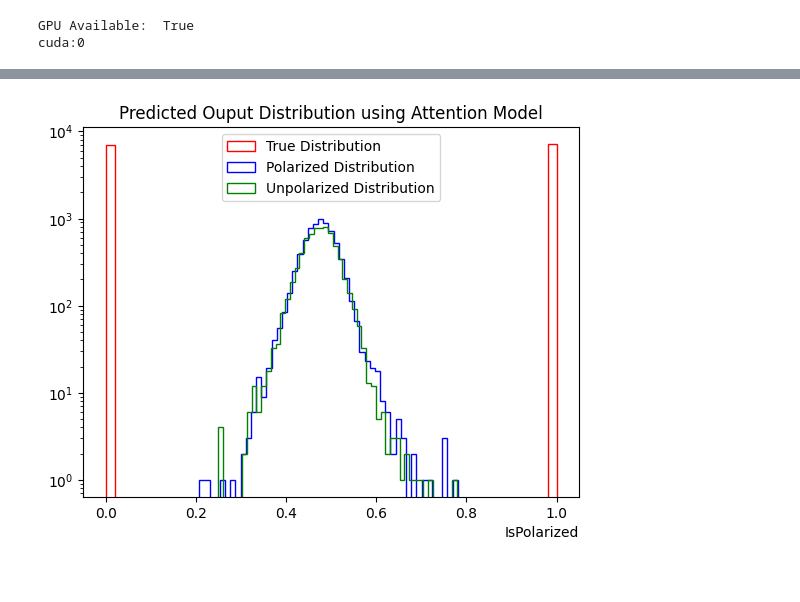
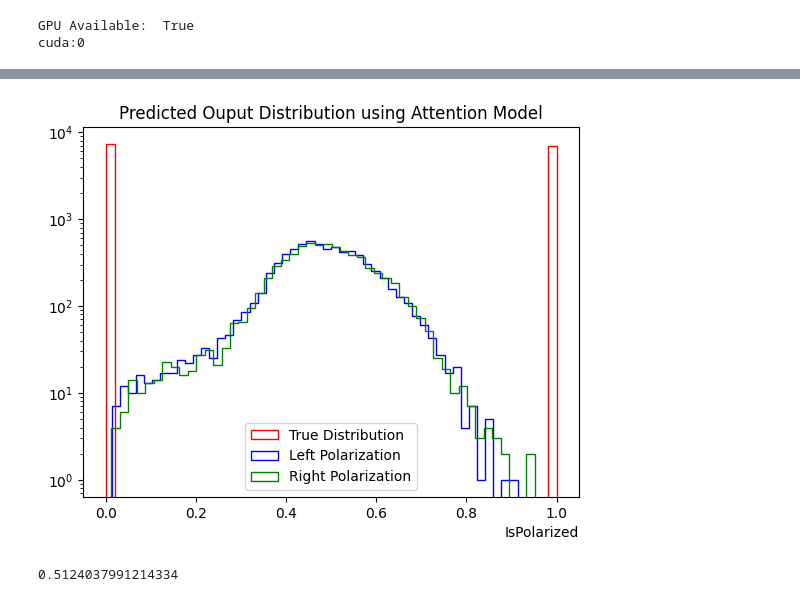
Before and after one commit to LukeV37/Top_Polarimetry, a Jupyter notebook: model/Jet_Attention_Model_BCE.ipynb, the cells around one changed output, grey strips where cells are left out. Saved outputs shown, nothing was run; the diff lists cells and outputs as text; code cells hidden in the pictures.

```diff
--- a/model/Jet_Attention_Model_BCE.ipynb
+++ b/model/Jet_Attention_Model_BCE.ipynb
@@ -63,7 +63,7 @@ class Model(nn.Module):
     def __init__(self):
         super(Model, self).__init__()
 
-        self.embed_dim = 128
+        self.embed_dim = 96
         self.num_heads = 8
         self.num_jet_feats = 4
         self.num_trk_feats = 6
@@ -76,6 +76,9 @@ class Model(nn.Module):
 
         # Cross Encoder Stack
         self.cross_encoder = Encoder(self.embed_dim, self.num_heads)
+
+        # Reduction
+        self.postprocess = nn.Linear(self.embed_dim*2, self.embed_dim)
 
         # Regression Task
         self.regression = nn.Linear(self.embed_dim, 1)
@@ -99,16 +102,19 @@ class Model(nn.Module):
         #print(trk_embedding.shape)
         #print()
 
+        # Reduction operation
+        trk_aggregated = trk_embedding.sum(dim=1)
+        jet_embedding = torch.cat((jet_init,trk_aggregated),1)
+        jet_embedding = F.gelu(self.postprocess(jet_embedding))
+
         # Cross Attention
-        jet_embedding = torch.unsqueeze(jet_init, 1)
-        #print(jet_embedding.shape)
-
-        jet_embedding, cross_weights = self.cross_encoder(jet_embedding, trk_embedding, trk_embedding)
-        #print(jet_embedding.shape)
+        #jet_embedding = torch.unsqueeze(jet_embedding, 1)
+        #jet_embedding, cross_weights = self.cross_encoder(jet_embedding, trk_embedding, trk_embedding)
+        #jet_embedding = torch.squeeze(jet_embedding,1)
 
         # Get output
         #output = 2*torch.ravel(F.sigmoid(self.regression(jet_embedding)))-1
-        output = torch.squeeze(self.regression(jet_embedding),1)
+        output = self.regression(jet_embedding)
         output = F.sigmoid(output)
 
         return output
@@ -264,17 +269,20 @@ Test RMSE:       0.5022806696352583
 # %%
-pol = true_labels==1
-unpol = true_labels==0
+R = true_labels==1
+L = true_labels==0
 # %%
 plt.figure()
 plt.hist(true_labels,histtype='step',color='r',label='True Distribution',bins=50)
-plt.hist(predicted_labels[pol],histtype='step',color='b',label='Polarized Distribution',bins=50)
-plt.hist(predicted_labels[unpol],histtype='step',color='g',label='Unpolarized Distribution',bins=50)
+plt.hist(predicted_labels[L],histtype='step',color='b',label='Left Polarization',bins=50)
+plt.hist(predicted_labels[R],histtype='step',color='g',label='Right Polarization',bins=50)
 
 plt.title("Predicted Ouput Distribution using Attention Model")
 plt.legend()
 plt.yscale('log')
 plt.xlabel('IsPolarized',loc='right')
 plt.savefig("pred_1d.png")
 plt.show()
+
+print(roc_auc_score(true_labels,predicted_labels))
 # %% [output]
-[figure, old version]
+[figure, new version]
+0.5124037991214334
```
Also changed, not shown: parts of 9 cells of this notebook, 2 other files.
